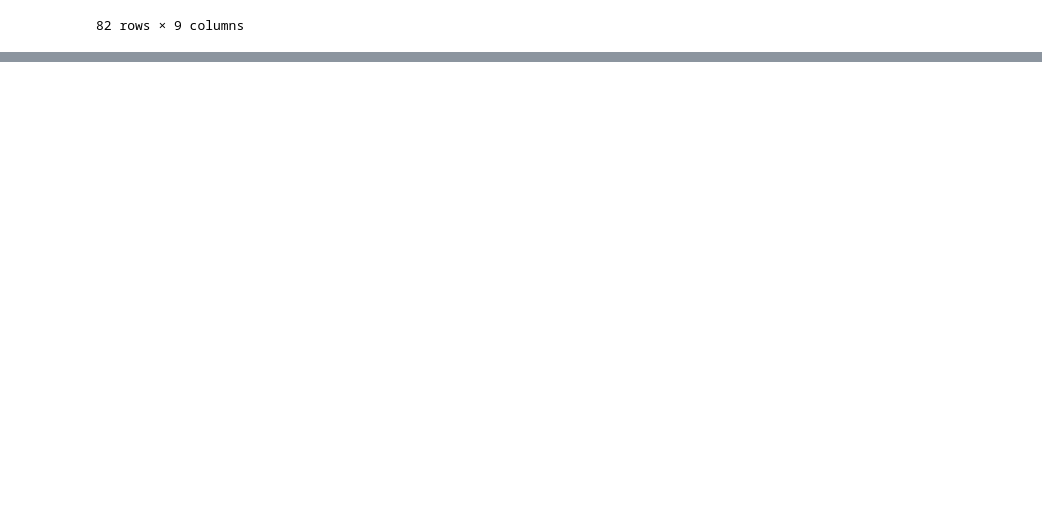
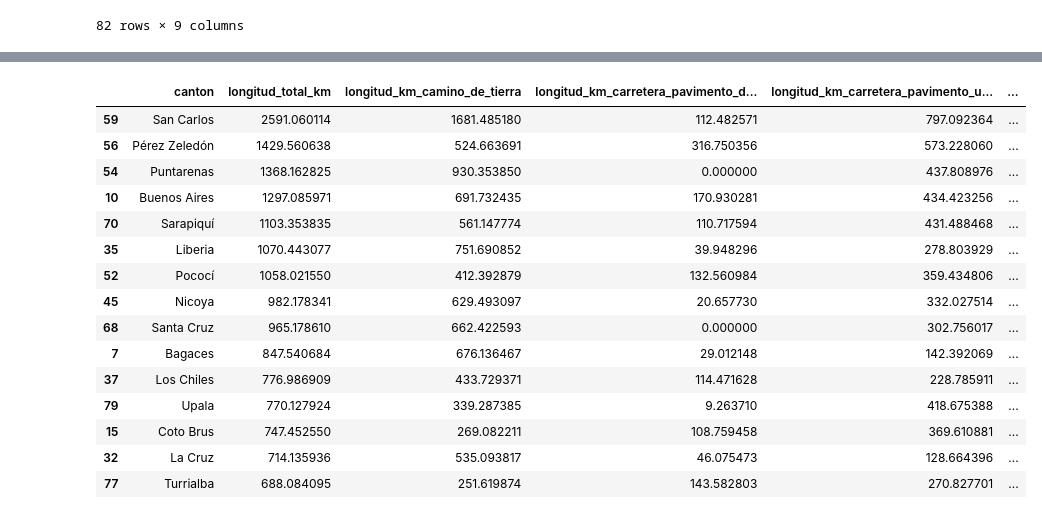
Before and after one commit to jospablo777/datos-geoespaciales-tarea3, a Jupyter notebook: notebooks/RicardoCorrales_AshuinSharma_JosePBarrantes_tarea_3.ipynb, the cells around one changed output, grey strips where cells are left out. Saved outputs shown, nothing was run; the diff lists cells and outputs as text; code cells hidden in the pictures; blank space fills up the shorter version.

```diff
--- a/notebooks/RicardoCorrales_AshuinSharma_JosePBarrantes_tarea_3.ipynb
+++ b/notebooks/RicardoCorrales_AshuinSharma_JosePBarrantes_tarea_3.ipynb
@@ -220,0 +225,20 @@ metricas_canton
+# %%
+top_15_longitud = metricas_canton.sort_values('longitud_total_km', ascending=False).head(15)
+top_15_longitud
+# %% [output]
+|  | canton | longitud_total_km | longitud_km_camino_de_tierra | longitud_km_carretera_pavimento_d... | longitud_km_carretera_pavimento_u... | ... |
+| 59 | San Carlos | 2591.060114 | 1681.485180 | 112.482571 | 797.092364 | ... |
+| 56 | Pérez Zeledón | 1429.560638 | 524.663691 | 316.750356 | 573.228060 | ... |
+| 54 | Puntarenas | 1368.162825 | 930.353850 | 0.000000 | 437.808976 | ... |
+| 10 | Buenos Aires | 1297.085971 | 691.732435 | 170.930281 | 434.423256 | ... |
+| 70 | Sarapiquí | 1103.353835 | 561.147774 | 110.717594 | 431.488468 | ... |
+| 35 | Liberia | 1070.443077 | 751.690852 | 39.948296 | 278.803929 | ... |
+| 52 | Pococí | 1058.021550 | 412.392879 | 132.560984 | 359.434806 | ... |
+| 45 | Nicoya | 982.178341 | 629.493097 | 20.657730 | 332.027514 | ... |
+| 68 | Santa Cruz | 965.178610 | 662.422593 | 0.000000 | 302.756017 | ... |
+| 7 | Bagaces | 847.540684 | 676.136467 | 29.012148 | 142.392069 | ... |
+| 37 | Los Chiles | 776.986909 | 433.729371 | 114.471628 | 228.785911 | ... |
+| 79 | Upala | 770.127924 | 339.287385 | 9.263710 | 418.675388 | ... |
+| 15 | Coto Brus | 747.452550 | 269.082211 | 108.759458 | 369.610881 | ... |
+| 32 | La Cruz | 714.135936 | 535.093817 | 46.075473 | 128.664396 | ... |
+| 77 | Turrialba | 688.084095 | 251.619874 | 143.582803 | 270.827701 | ... |
```
Also changed, not shown: parts of 5 cells of this notebook.
